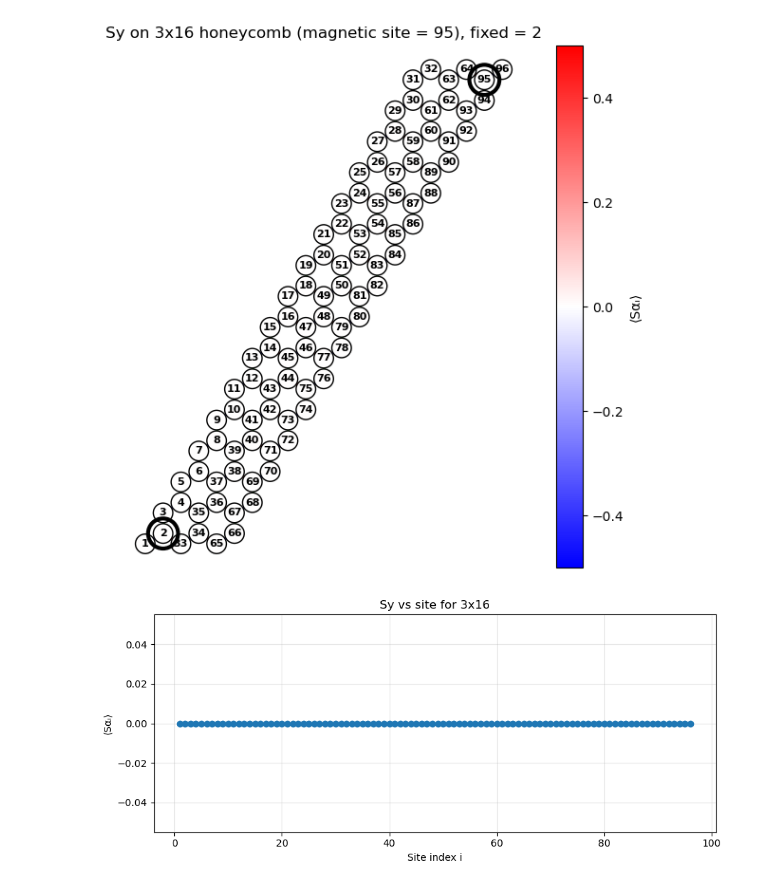
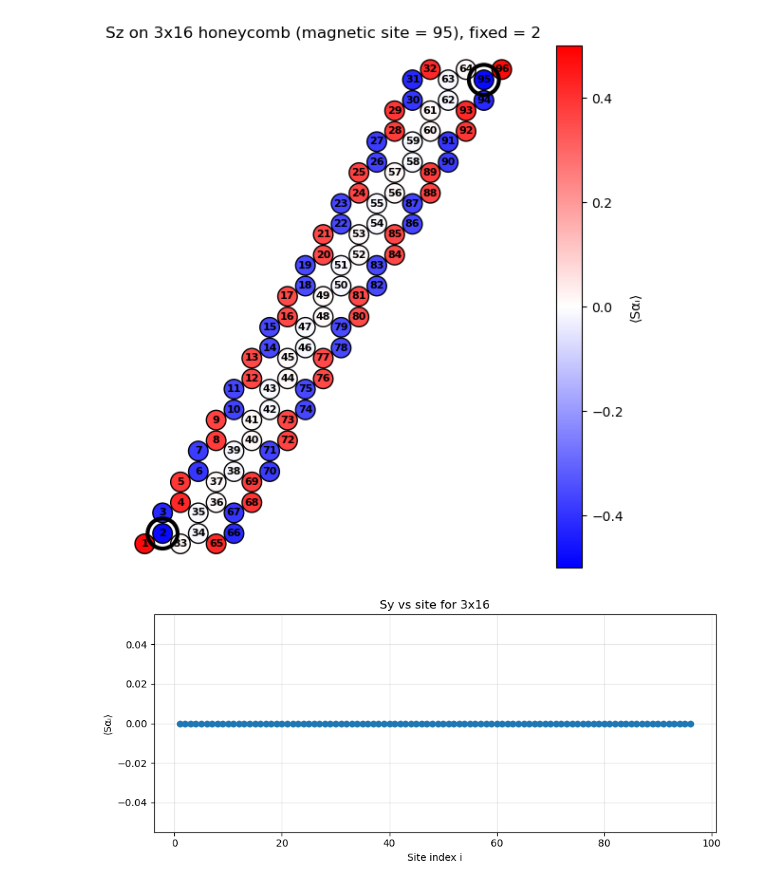
Before and after one commit to marcinszlap/KitaevHoneycomb, a Jupyter notebook: wykresy.ipynb, the cells around one changed output. Drawn from its saved outputs; the diff is of its cells as text; code cells hidden in the pictures.

```diff
--- a/wykresy.ipynb
+++ b/wykresy.ipynb
@@ -124,36 +124,36 @@ def plot_lattice_values(Nx, Ny, bonds, pos, values,
             extra += f", fixed = {fixed_pos}"
         plt.title(f"{title}{extra}")
 
 Nx, Ny = 3, 16
 secondspin = True
 fixed_pos = 2
-component = "Sy"
-mg_site = 95  # actual site index present in the file header
+component = "Sz"
+mg_site = 95
 yperiodic = "true"
 
 if secondspin:
     filename = f"{component}_2spins_fixed{fixed_pos}"
 else:
     filename = f"{component}"
 
 path = f"results/{Nx}x{Ny}_PBC={yperiodic}/Savrg/{filename}.dat"
 
 Nsites, bonds = honeycomb_bonds(Nx, Ny)
 pos = honeycomb_positions(Nx, Ny)
 
 i, vals, mg_sites = load_component(path)
 
 plt.figure(figsize=(8, 6))
 plot_lattice_values(
     Nx, Ny, bonds, pos, vals,
     mg_sites=mg_sites, mg_site=mg_site,
     fixed_pos=fixed_pos, secondspin=secondspin,
     title=f"{component} on {Nx}x{Ny} honeycomb"
 )
 plt.tight_layout()
 plt.show()
 # %% [output]
-[figure, old version]
+[figure, new version]
 # %%
 import numpy as np
 import matplotlib.pyplot as plt
```
